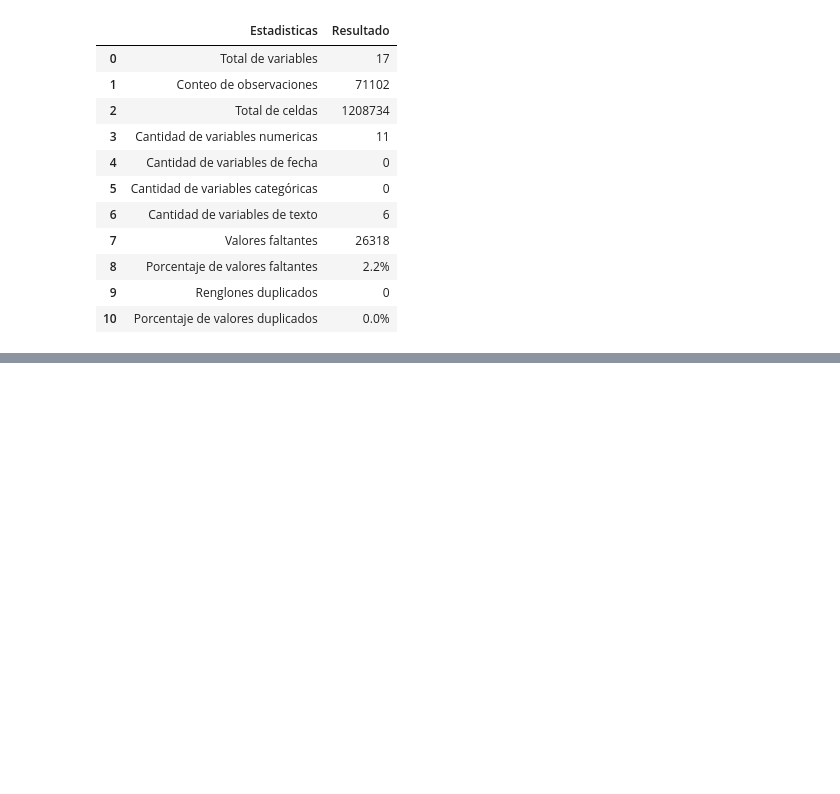
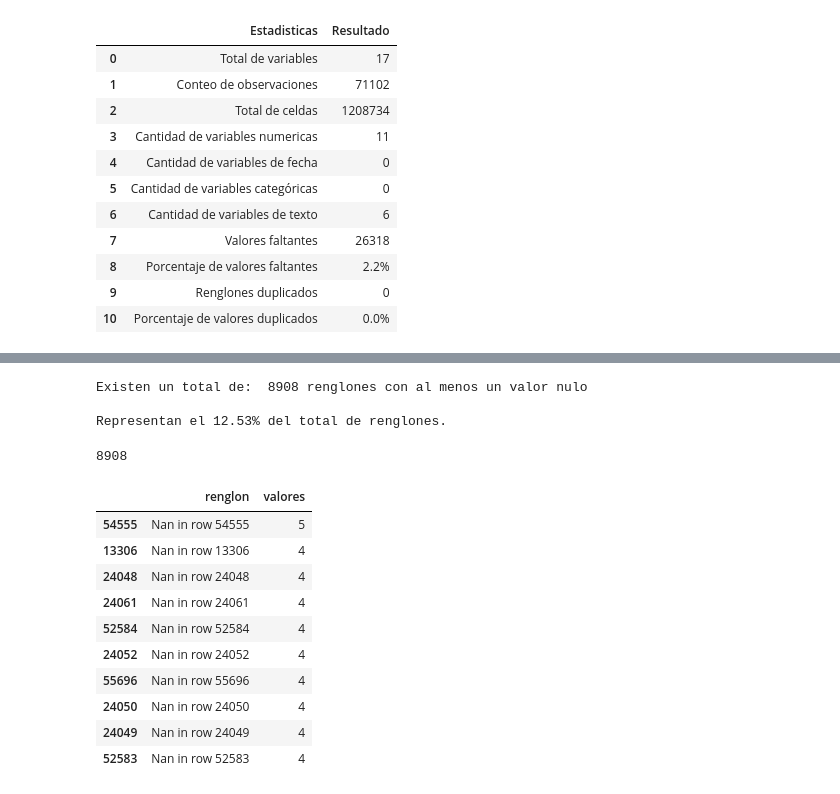
Before and after one commit to rafaelortegar/ids_t2_equipo, a Jupyter notebook: notebooks/perfilamiento_propio.ipynb, the cells around one changed output, grey strips where cells are left out. Drawn from its saved outputs; the diff is of its cells as text; code cells hidden in the pictures; blank space fills up the shorter version.

```diff
--- a/notebooks/perfilamiento_propio.ipynb
+++ b/notebooks/perfilamiento_propio.ipynb
@@ -119,0 +146,40 @@ Hay 5 columnas que tienen NA's.
+# %%
+cuenta_nulos_por_renglones(agua)
+# %% [output]
+Existen un total de:  8908 renglones con al menos un valor nulo
+
+Representan el 12.53% del total de renglones.
+8908
+# %%
+def cuenta_nulos_por_renglones_tabla(df):
+    arreglo_nulos=[]
+    arreglo_renglones=[]
+    for i in range(len(df.index)):
+        string = "Nan in row "+ str(i)
+        valor = df.iloc[i].isnull().sum()
+        arreglo_renglones.append(string)
+        arreglo_nulos.append(valor)
+        #print("Nan in row ", i, " : ", df.iloc[i].isnull().sum())
+    sum([True for idx, row in df.iterrows() if any(row.isnull())])
+    list(df.index[df.isnull().sum(axis=1) > 0])
+    data={'renglon':arreglo_renglones,'valores_nulos':arreglo_nulos}
+    tabla_valores_nulos_ordenada = pd.DataFrame(data=data)
+    tabla_valores_nulos_ordenada_solonulos = pd.DataFrame(tabla_valores_nulos_ordenada)
+    tabla_valores_nulos_ordenada_solonulos = tabla_valores_nulos_ordenada_solonulos.loc[tabla_valores_nulos_ordenada_solonulos["valores_nulos"] > 0]
+    tabla_valores_nulos_ordenada_solonulos=tabla_valores_nulos_ordenada_solonulos.sort_values('valores_nulos', ascending = False)
+
+    return tabla_valores_nulos_ordenada_solonulos.head(10)
+# %%
+cuenta_nulos_por_renglones_tabla(agua)
+# %% [output]
+|  | renglon | valores |
+| 54555 | Nan in row 54555 | 5 |
+| 13306 | Nan in row 13306 | 4 |
+| 24048 | Nan in row 24048 | 4 |
+| 24061 | Nan in row 24061 | 4 |
+| 52584 | Nan in row 52584 | 4 |
+| 24052 | Nan in row 24052 | 4 |
+| 55696 | Nan in row 55696 | 4 |
+| 24050 | Nan in row 24050 | 4 |
+| 24049 | Nan in row 24049 | 4 |
+| 52583 | Nan in row 52583 | 4 |
```
Also changed, not shown: parts of 27 cells of this notebook.
